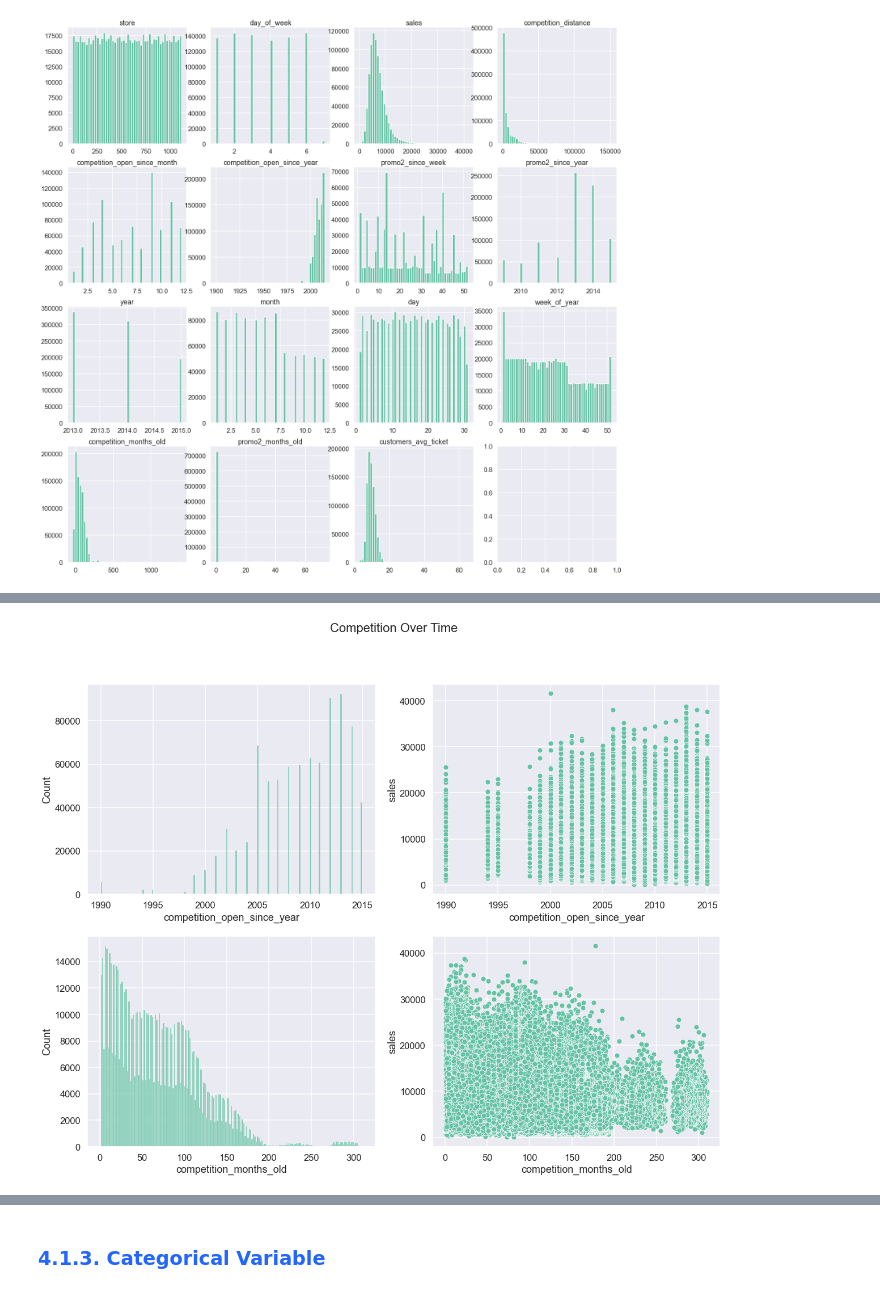
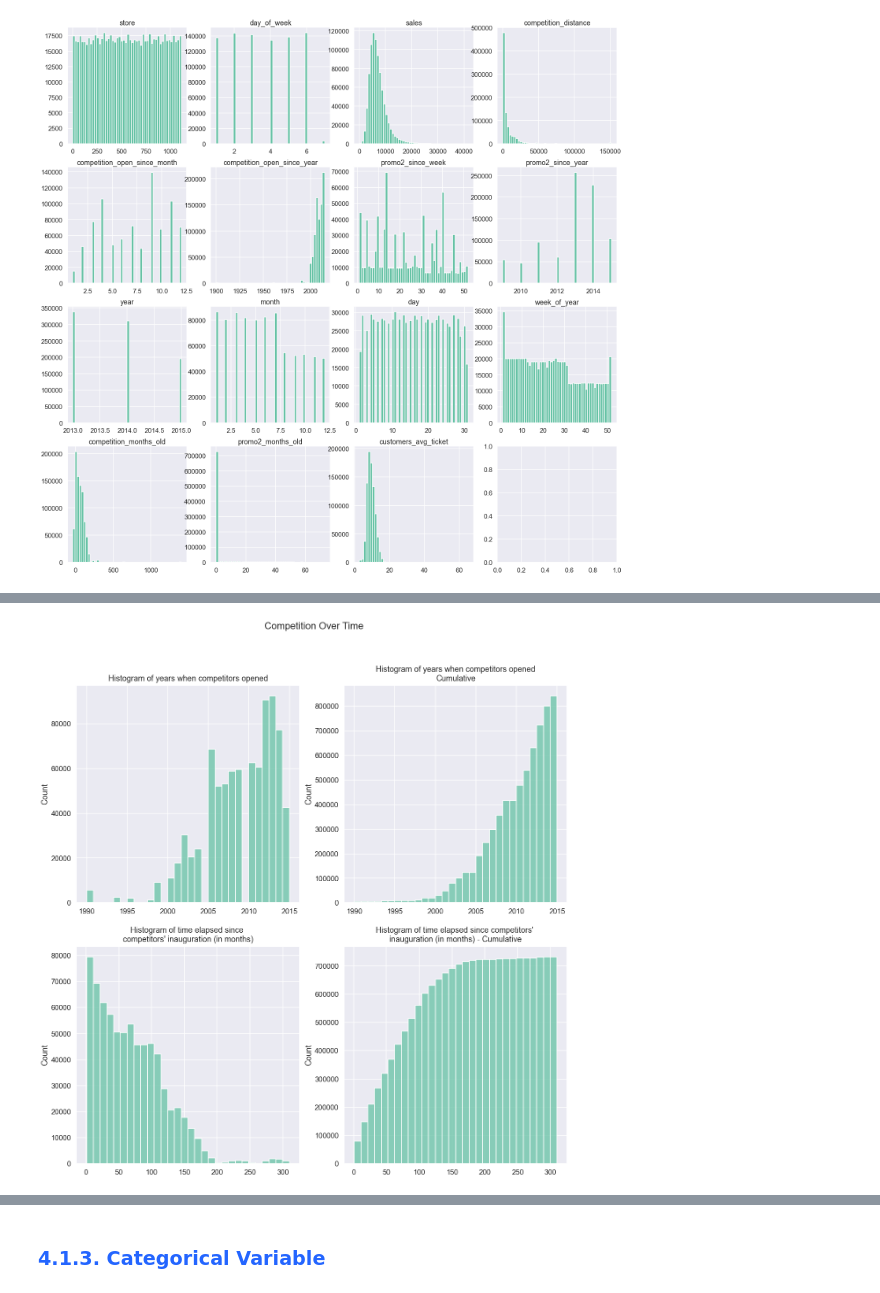
Before and after one commit to douglascpsouza/store_sales_prediction, a Jupyter notebook: notebooks/stg04_eda.ipynb, the cells around one changed output, grey strips where cells are left out. Saved outputs shown, nothing was run; the diff lists cells and outputs as text; code cells hidden in the pictures.

Commit message:
univariate analysis of categorical variables is finished and adjustmens to numeric variables were made

```diff
--- a/notebooks/stg04_eda.ipynb
+++ b/notebooks/stg04_eda.ipynb
@@ -599,27 +603,34 @@ plt.show()
 # %%
 # competition_open_since_year -- competition_months_old
 
-plt.figure(figsize=(20,15))
+plt.figure(figsize=(20,20))
 plt.suptitle('Competition Over Time', fontsize=22)
 
 # analysing values between 1985 and present day (30 years)
 plt.subplot(2, 2, 1)
-sns.histplot(data=df4.query("competition_open_since_year > 1985"), x='competition_open_since_year')
+ax1 = sns.histplot(data=df4.query("competition_open_since_year > 1985"), x='competition_open_since_year', bins=30)
+ax1.set_title("Histogram of years when competitors opened", fontsize=18, pad=10)
+ax1.set_xlabel("")
 
 plt.subplot(2, 2, 2)
-sns.scatterplot(data=df4.query("competition_open_since_year > 1985"), x='competition_open_since_year', y='sales')
+ax1 = sns.histplot(data=df4.query("competition_open_since_year > 1985"), x='competition_open_since_year', bins=30, cumulative=True)
+ax1.set_title("Histogram of years when competitors opened\nCumulative", fontsize=18, pad=10)
+ax1.set_xlabel("")
 
-
-# analysing values between 0 and 360 (30 years)
+# analysing values greater than 0 and lower than 360 (30 years)
 plt.subplot(2, 2, 3)
-sns.histplot(data=df4.query("competition_months_old > 0 and competition_months_old < 360"), x='competition_months_old')
+ax2 = sns.histplot(data=df4.query("competition_months_old > 0 and competition_months_old < 360"), x='competition_months_old', bins=30)
+ax2.set_title("Histogram of time elapsed since \ncompetitors' inauguration (in months)", fontsize=18, pad=10)
+ax2.set_xlabel("")
 
 plt.subplot(2, 2, 4)
-sns.scatterplot(data=df4.query("competition_months_old > 0 and competition_months_old < 360"), x='competition_months_old', y='sales')
+ax2 = sns.histplot(data=df4.query("competition_months_old > 0 and competition_months_old < 360"), x='competition_months_old', bins=30, cumulative=True)
+ax2.set_title("Histogram of time elapsed since competitors' \ninauguration (in months) - Cumulative", fontsize=18, pad=10)
+ax2.set_xlabel("")
 
 plt.show()
 # %% [output]
-[figure, old version]
+[figure, new version]
 # %%
 # promo2_since_year -- promo2_months_old
 
```
Also changed, not shown: parts of 16 cells of this notebook.
